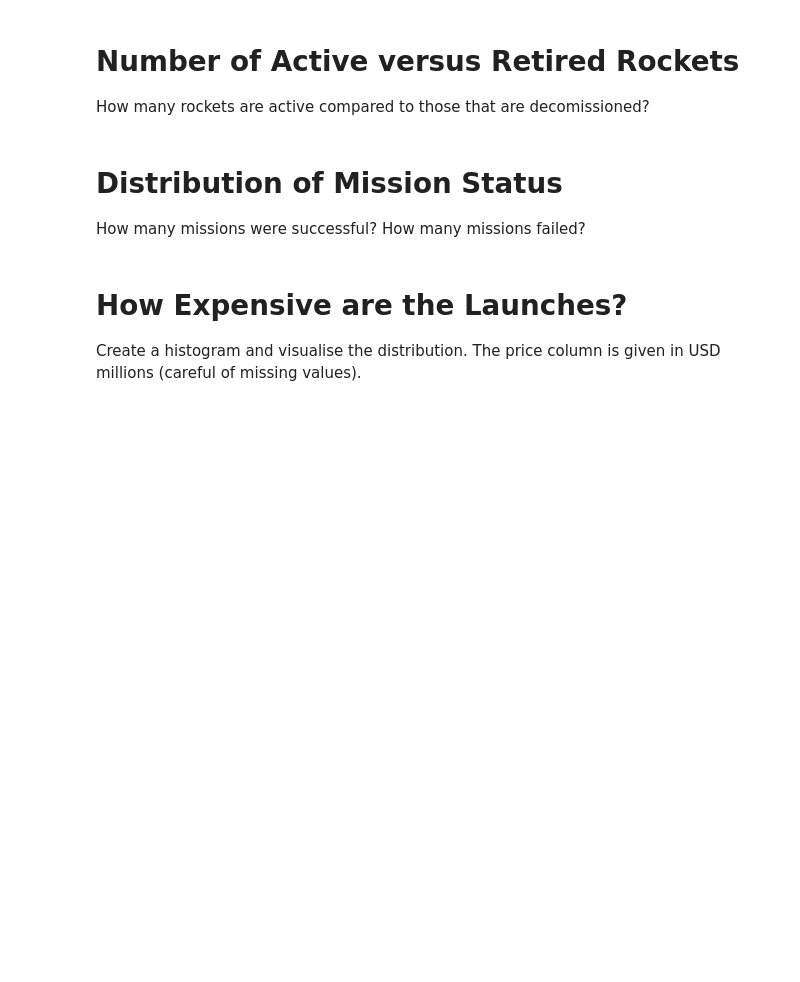
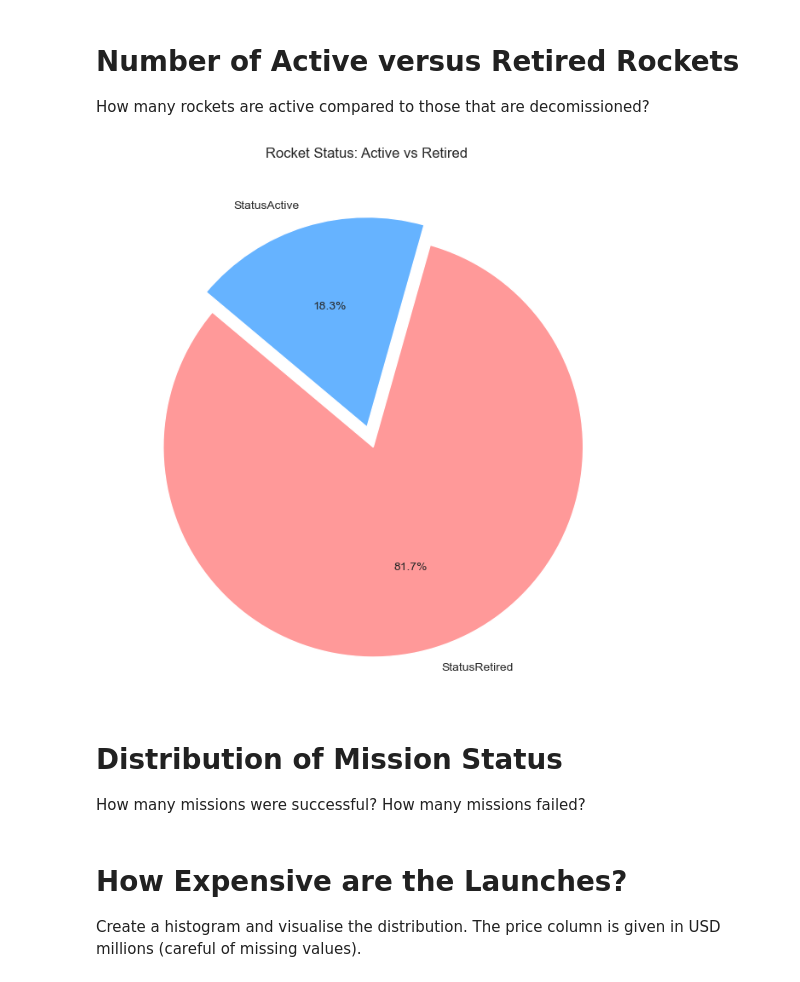
Before and after one commit to CyberWol-12/space_mission_analysis, a Jupyter notebook: Space_Missions_Analysis_(start).ipynb, the cells around one changed output. Saved outputs shown, nothing was run; the diff lists cells and outputs as text; code cells hidden in the pictures; blank space fills up the shorter version.

```diff
--- a/Space_Missions_Analysis_(start).ipynb
+++ b/Space_Missions_Analysis_(start).ipynb
@@ -94,3 +158,17 @@ Create a chart that shows the number of space mission launches by organisation.
 # Number of Active versus Retired Rockets
 
 How many rockets are active compared to those that are decomissioned?
+# %%
+plt.figure(figsize=(15,8))
+rocket_status = df_data['Rocket_Status'].value_counts()
+plt.pie(rocket_status,
+        labels=rocket_status.index,
+        autopct='%1.1f%%',
+        colors=['#ff9999','#66b3ff'],
+        startangle=140,
+        explode=[0.1, 0])#to show active launches
+
+plt.title('Rocket Status: Active vs Retired')
+plt.show()
+# %% [output]
+[figure, added]
```
Also changed, not shown: parts of 7 cells of this notebook.
